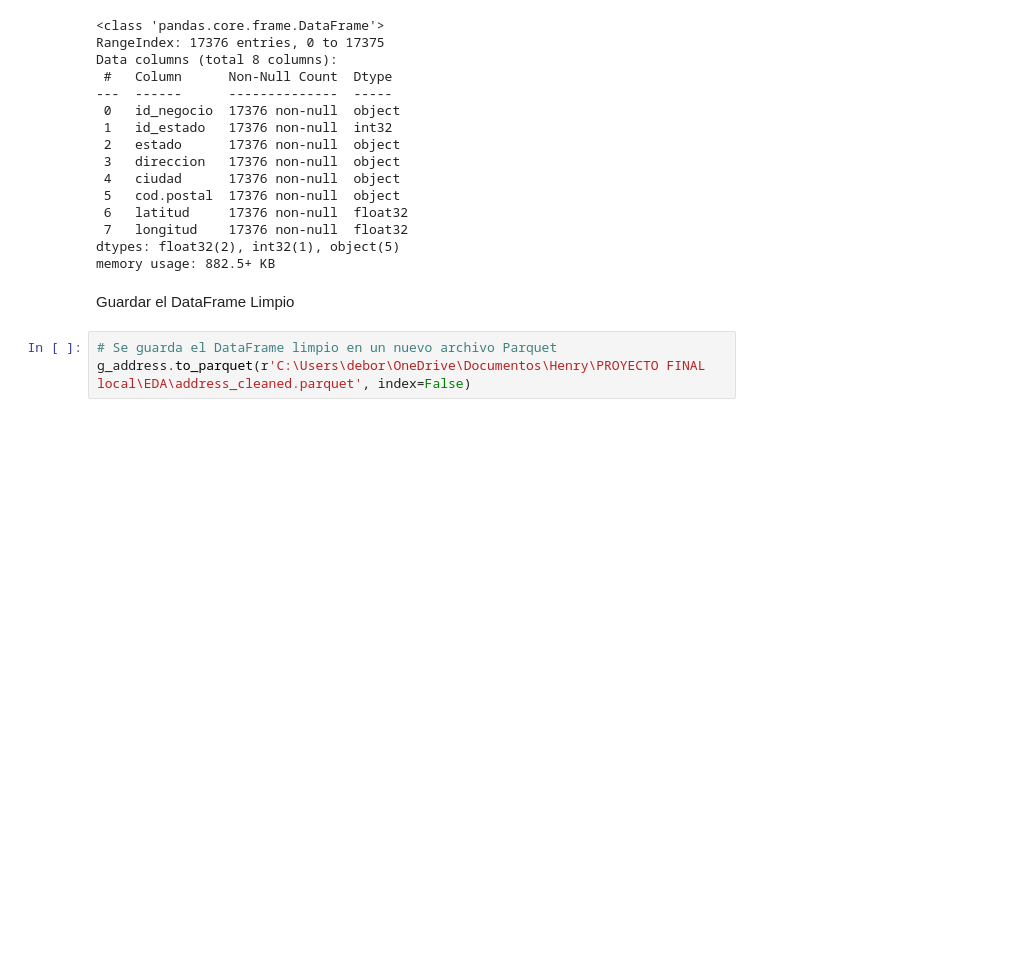
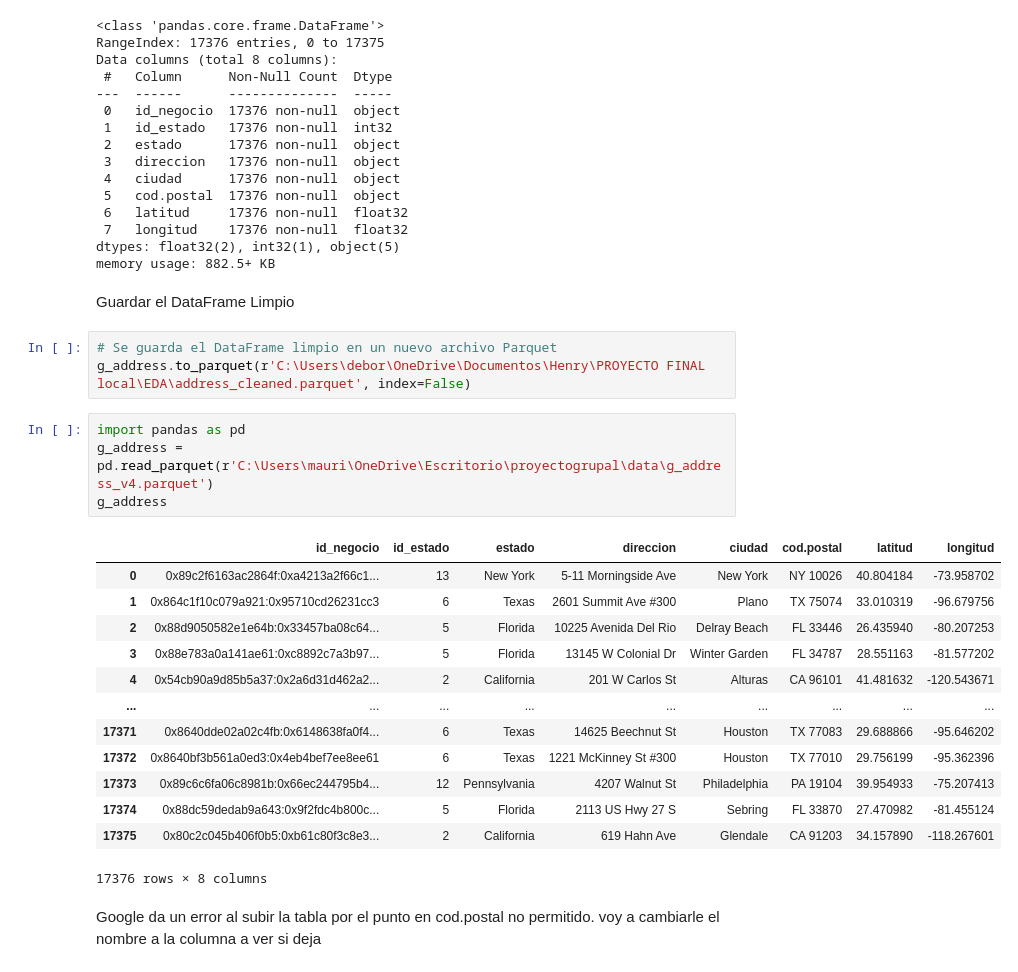
Before and after one commit to agustin-caceres/DataPulse_Gmaps_Yelp, a Jupyter notebook: notebooks/EDA/eda_address.ipynb, the cells around one changed output. Cells and saved outputs as stored; diff of their text form; blank space fills up the shorter version.

```diff
--- a/notebooks/EDA/eda_address.ipynb
+++ b/notebooks/EDA/eda_address.ipynb
@@ -187,3 +187,23 @@ Guardar el DataFrame Limpio
 # %%
 # Se guarda el DataFrame limpio en un nuevo archivo Parquet
 g_address.to_parquet(r'C:\Users\debor\OneDrive\Documentos\Henry\PROYECTO FINAL local\EDA\address_cleaned.parquet', index=False)
+# %%
+import pandas as pd
+g_address = pd.read_parquet(r'C:\Users\mauri\OneDrive\Escritorio\proyectogrupal\data\g_address_v4.parquet')
+g_address
+# %% [output]
+|  | id_negocio | id_estado | estado | direccion | ciudad | cod.postal | latitud | longitud |
+| 0 | 0x89c2f6163ac2864f:0xa4213a2f66c1... | 13 | New York | 5-11 Morningside Ave | New York | NY 10026 | 40.804184 | -73.958702 |
+| 1 | 0x864c1f10c079a921:0x95710cd26231cc3 | 6 | Texas | 2601 Summit Ave #300 | Plano | TX 75074 | 33.010319 | -96.679756 |
+| 2 | 0x88d9050582e1e64b:0x33457ba08c64... | 5 | Florida | 10225 Avenida Del Rio | Delray Beach | FL 33446 | 26.435940 | -80.207253 |
+| 3 | 0x88e783a0a141ae61:0xc8892c7a3b97... | 5 | Florida | 13145 W Colonial Dr | Winter Garden | FL 34787 | 28.551163 | -81.577202 |
+| 4 | 0x54cb90a9d85b5a37:0x2a6d31d462a2... | 2 | California | 201 W Carlos St | Alturas | CA 96101 | 41.481632 | -120.543671 |
+| ... | ... | ... | ... | ... | ... | ... | ... | ... |
+| 17371 | 0x8640dde02a02c4fb:0x6148638fa0f4... | 6 | Texas | 14625 Beechnut St | Houston | TX 77083 | 29.688866 | -95.646202 |
+| 17372 | 0x8640bf3b561a0ed3:0x4eb4bef7ee8ee61 | 6 | Texas | 1221 McKinney St #300 | Houston | TX 77010 | 29.756199 | -95.362396 |
+| 17373 | 0x89c6c6fa06c8981b:0x66ec244795b4... | 12 | Pennsylvania | 4207 Walnut St | Philadelphia | PA 19104 | 39.954933 | -75.207413 |
+| 17374 | 0x88dc59dedab9a643:0x9f2fdc4b800c... | 5 | Florida | 2113 US Hwy 27 S | Sebring | FL 33870 | 27.470982 | -81.455124 |
+| 17375 | 0x80c2c045b406f0b5:0xb61c80f3c8e3... | 2 | California | 619 Hahn Ave | Glendale | CA 91203 | 34.157890 | -118.267601 |
+17376 rows × 8 columns
+# %% [markdown]
+Google da un error al subir la tabla por el punto en cod.postal no permitido. voy a cambiarle el nombre a la columna a ver si deja
```
Also changed, not shown: parts of 2 cells of this notebook, 7 other files.
